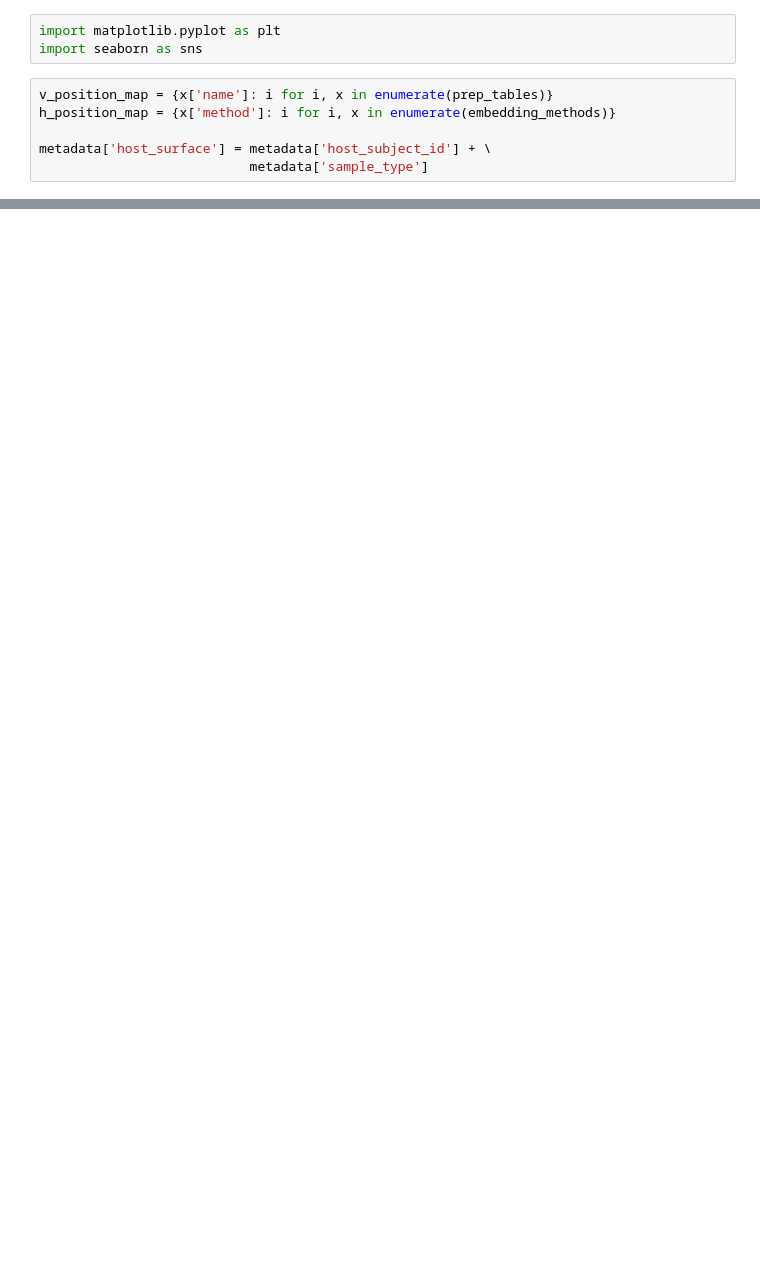
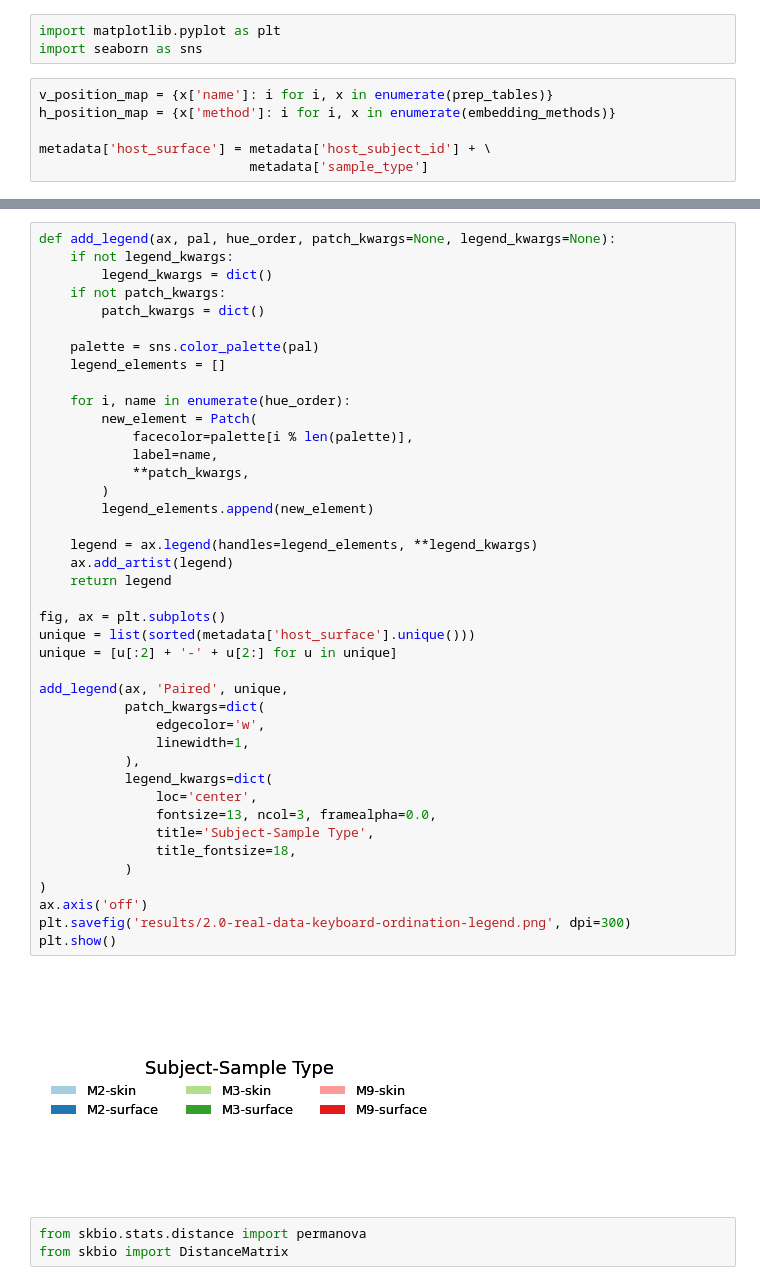
Before and after one commit to knightlab-analyses/umap-microbiome-benchmarking, a Jupyter notebook: notebooks/real-data-keyboard-benchmark.ipynb, the cells around one changed output, grey strips where cells are left out. Cells and saved outputs as stored; diff of their text form; blank space fills up the shorter version.

```diff
--- a/notebooks/real-data-keyboard-benchmark.ipynb
+++ b/notebooks/real-data-keyboard-benchmark.ipynb
@@ -150,0 +151,46 @@ plt.show()
+# %%
+def add_legend(ax, pal, hue_order, patch_kwargs=None, legend_kwargs=None):
+    if not legend_kwargs:
+        legend_kwargs = dict()
+    if not patch_kwargs:
+        patch_kwargs = dict()
+
+    palette = sns.color_palette(pal)
+    legend_elements = []
+
+    for i, name in enumerate(hue_order):
+        new_element = Patch(
+            facecolor=palette[i % len(palette)],
+            label=name,
+            **patch_kwargs,
+        )
+        legend_elements.append(new_element)
+
+    legend = ax.legend(handles=legend_elements, **legend_kwargs)
+    ax.add_artist(legend)
+    return legend
+
+fig, ax = plt.subplots()
+unique = list(sorted(metadata['host_surface'].unique()))
+unique = [u[:2] + '-' + u[2:] for u in unique]
+
+add_legend(ax, 'Paired', unique,
+           patch_kwargs=dict(
+               edgecolor='w',
+               linewidth=1,
+           ),
+           legend_kwargs=dict(
+               loc='center',
+               fontsize=13, ncol=3, framealpha=0.0,
+               title='Subject-Sample Type',
+               title_fontsize=18,
+           )
+)
+ax.axis('off')
+plt.savefig('results/2.0-real-data-keyboard-ordination-legend.png', dpi=300)
+plt.show()
+# %% [output]
+[figure, added]
+# %%
+from skbio.stats.distance import permanova
+from skbio import DistanceMatrix
```
Also changed, not shown: parts of 10 cells of this notebook, 2 other files.
